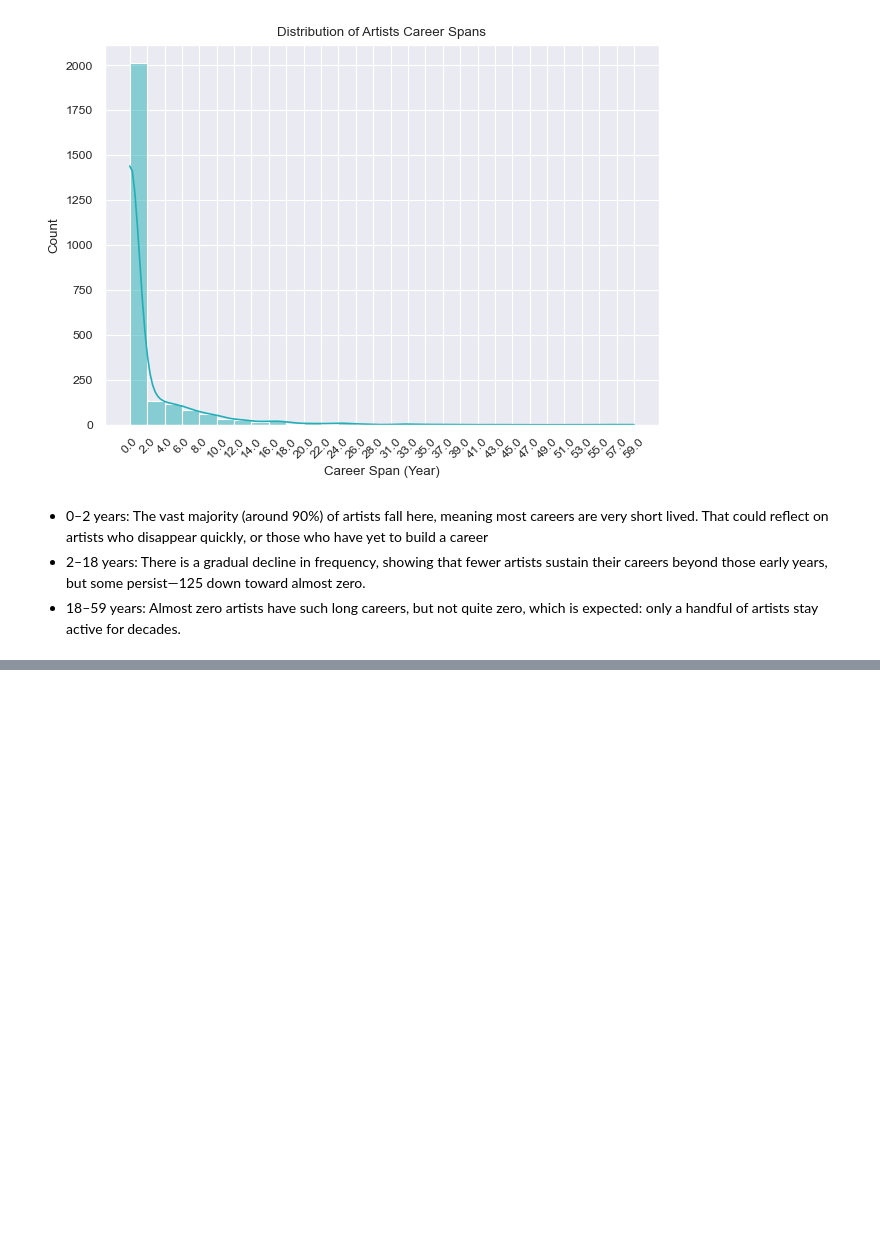
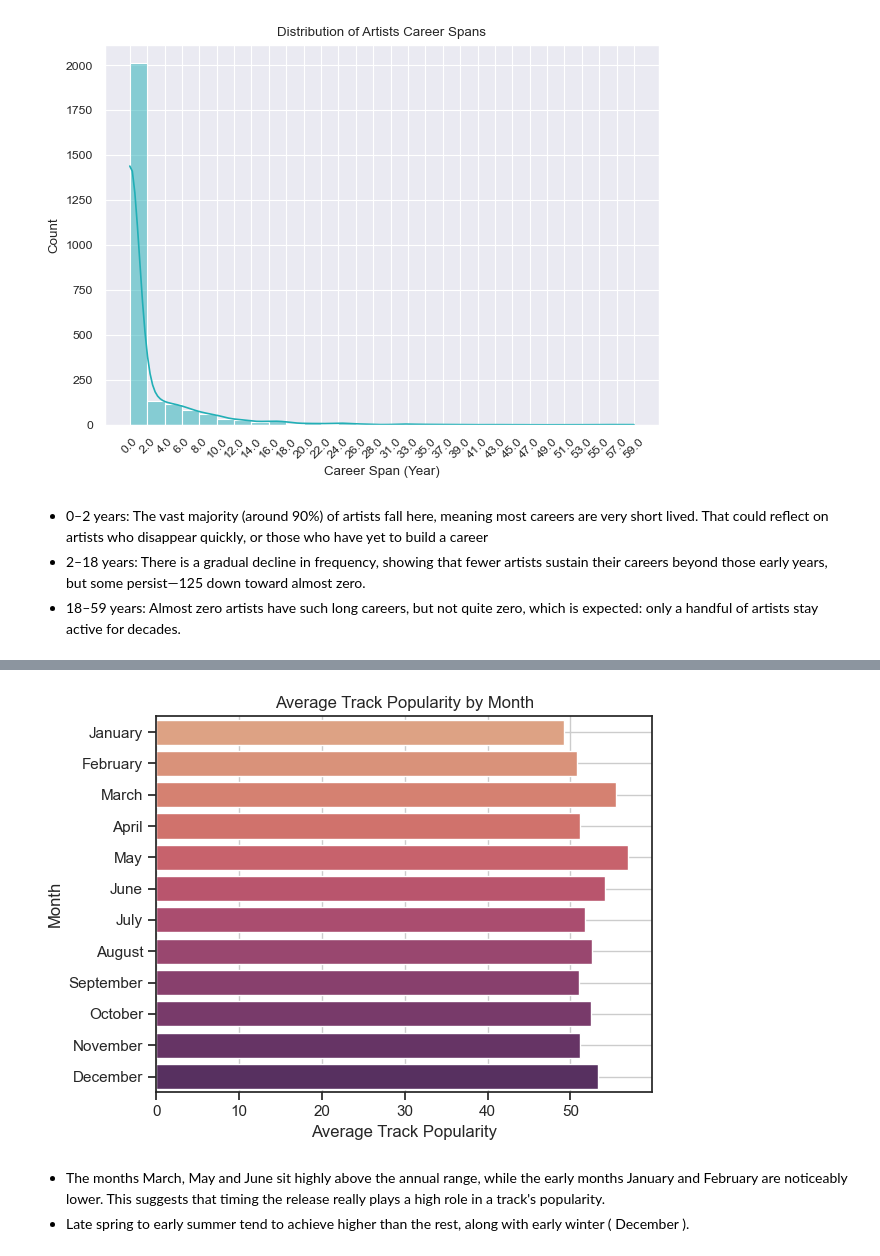
Before and after one commit to mo-chabane-tech/Data-Notebooks-And-Dashboards, a Jupyter notebook: Spotify Global Music/Notebook.ipynb, the cells around one changed output, grey strips where cells are left out. Drawn from its saved outputs; the diff is of its cells as text; code cells hidden in the pictures; blank space fills up the shorter version.

Commit message:
feat: vizualize track average popularity by month.

```diff
--- a/Spotify Global Music/Notebook.ipynb
+++ b/Spotify Global Music/Notebook.ipynb
@@ -513,0 +516,10 @@ plt.show()
+# %%
+df7 = (
+    df.groupby("month")
+    ["track_popularity"]
+    .mean()
+    .round(2)
+    .sort_index(key=lambda x: x.map(month_map))
+    .reset_index()
+    )
+df7
@@ -513,0 +540,15 @@ plt.show()
+# %%
+sns.set_theme("notebook")
+sns.set_style("ticks")
+sns.barplot(data=df7, x="track_popularity", y="month", palette="flare")
+plt.title("Average Track Popularity by Month")
+plt.ylabel("Month")
+plt.xlabel("Average Track Popularity")
+plt.grid()
+plt.tight_layout()
+plt.show()
+# %% [output]
+[figure, added]
+# %% [markdown]
+- The months March, May and June sit highly above the annual range, while the early months January and February are noticeably lower. This suggests that timing the release really plays a high role in a track's popularity.
+- Late spring to early summer tend to achieve higher than the rest, along with early winter ( December ).
```
Also changed, not shown: parts of 2 cells of this notebook.
